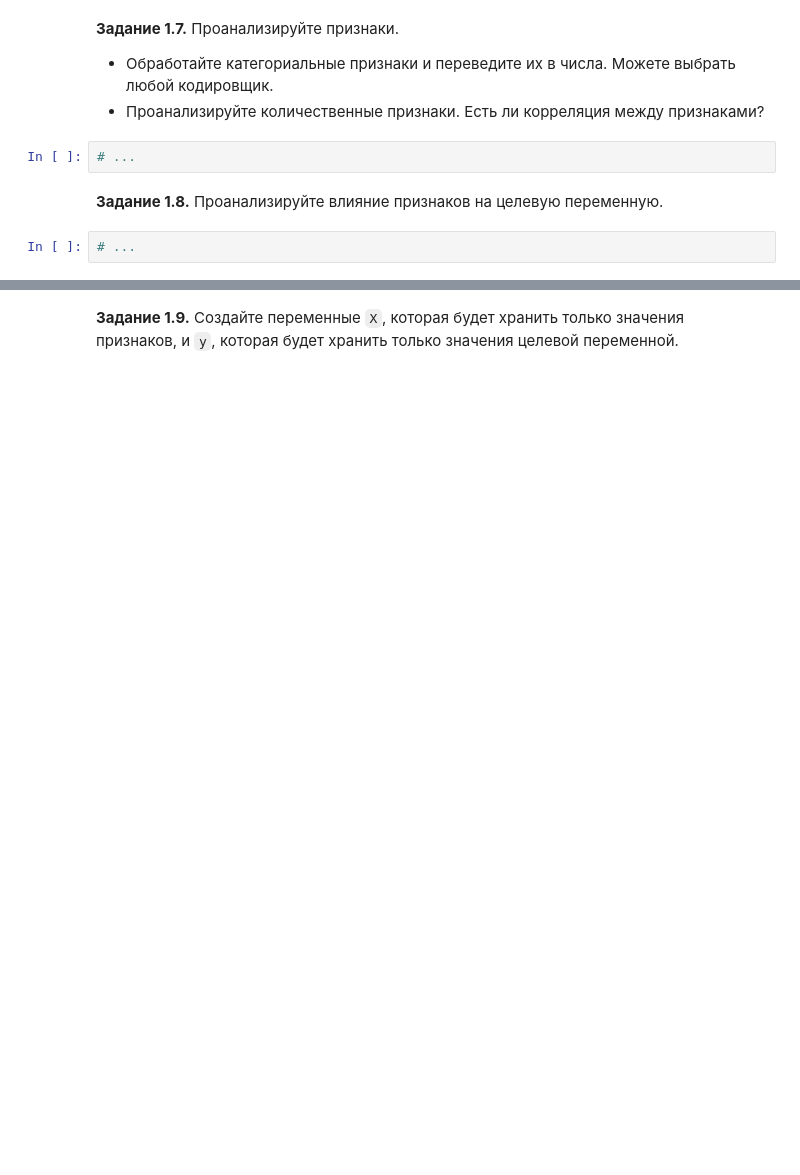
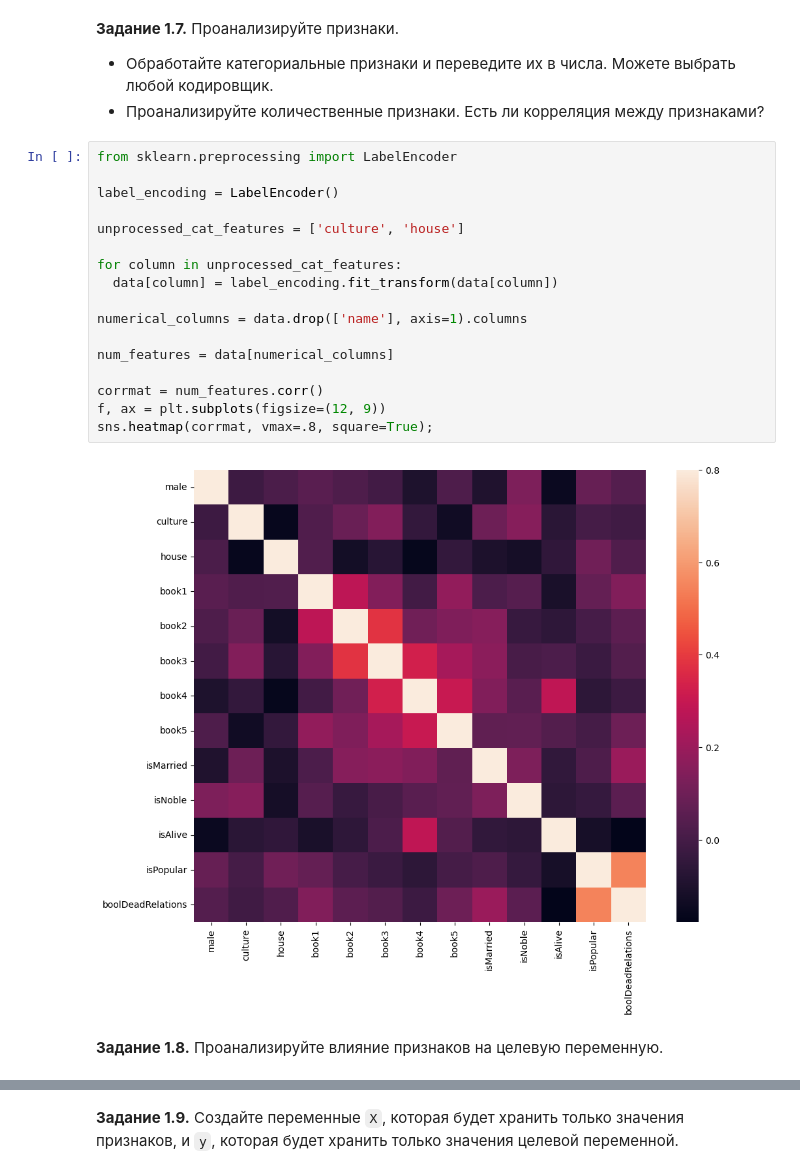
Before and after one commit to paulrainy/StepikDLS, a Jupyter notebook: [homework_4_2_]game_of_thrones_prediction.ipynb, the cells around one changed output, grey strips where cells are left out. Drawn from its saved outputs; the diff is of its cells as text; blank space fills up the shorter version.

```diff
--- a/[homework_4_2_]game_of_thrones_prediction.ipynb
+++ b/[homework_4_2_]game_of_thrones_prediction.ipynb
@@ -151,9 +267,24 @@ data.drop(columns=[...], inplace = True)
 **Задание 1.7.** Проанализируйте признаки.
   * Обработайте категориальные признаки и переведите их в числа. Можете выбрать любой кодировщик.
   * Проанализируйте количественные признаки. Есть ли корреляция между признаками?
-# %%
-# ...
+# %%
+from sklearn.preprocessing import LabelEncoder
+
+label_encoding = LabelEncoder()
+
+unprocessed_cat_features = ['culture', 'house']
+
+for column in unprocessed_cat_features:
+  data[column] = label_encoding.fit_transform(data[column])
+
+numerical_columns = data.drop(['name'], axis=1).columns
+
+num_features = data[numerical_columns]
+
+corrmat = num_features.corr()
+f, ax = plt.subplots(figsize=(12, 9))
+sns.heatmap(corrmat, vmax=.8, square=True);
+# %% [output]
+[figure, added]
 # %% [markdown]
 **Задание 1.8.** Проанализируйте влияние признаков на целевую переменную.
-# %%
-# ...
```
Also changed, not shown: parts of 27 cells of this notebook, 6 other files.
